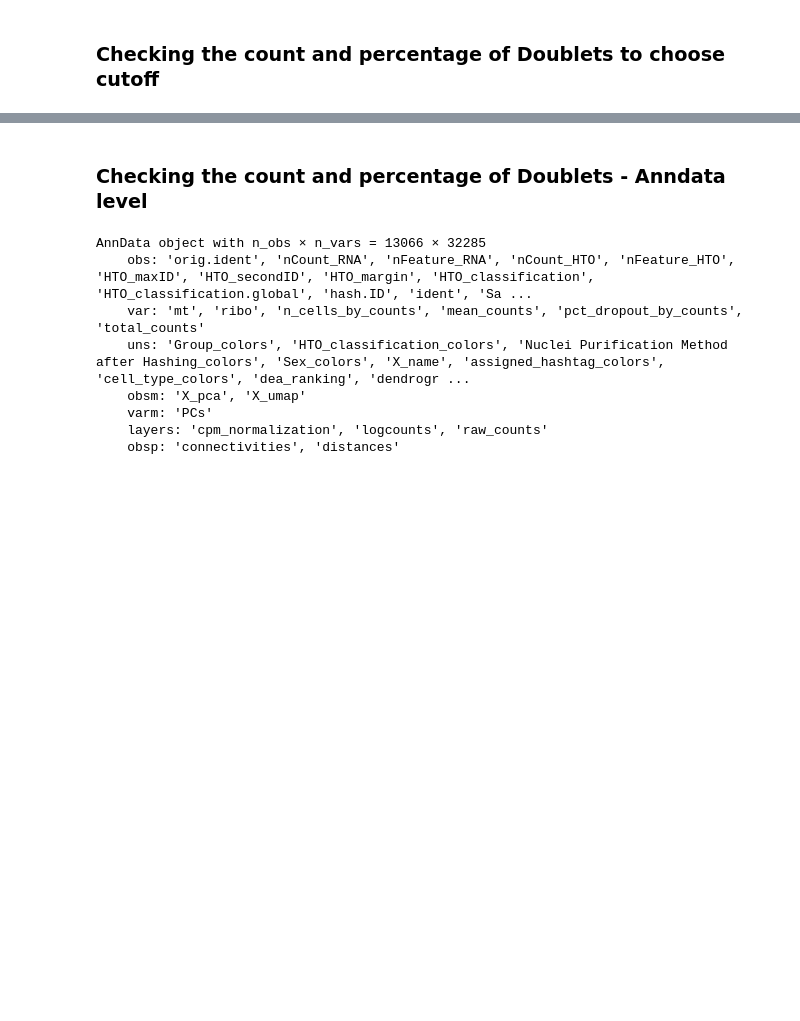
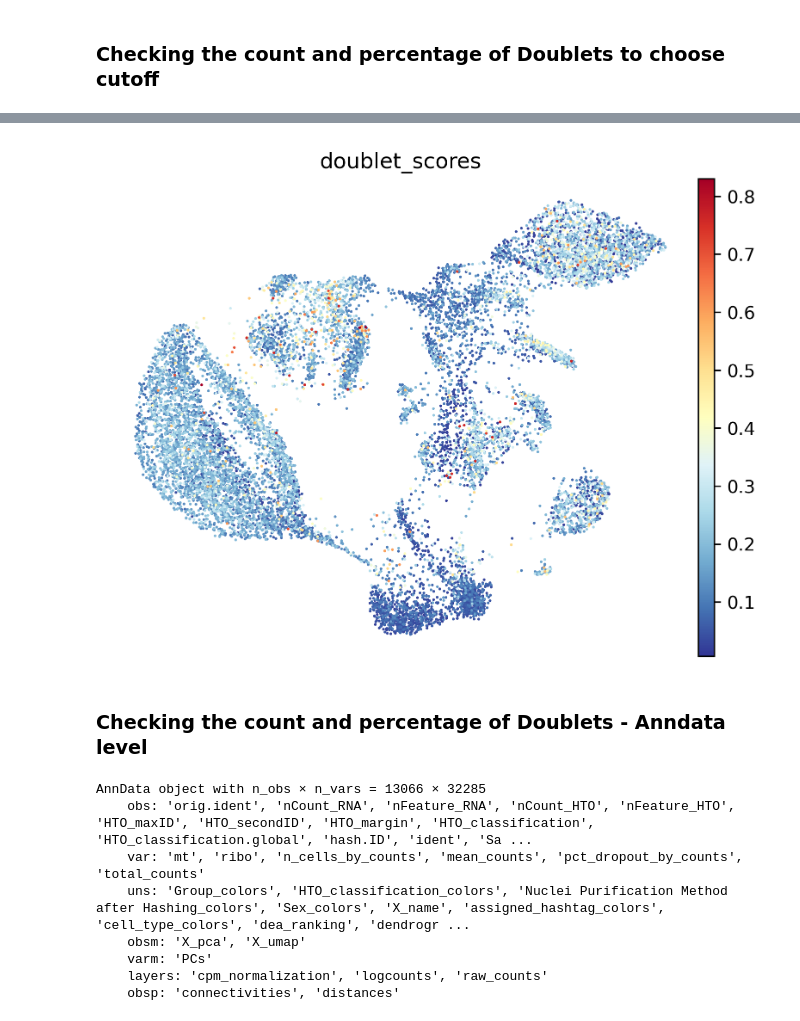
Before and after one commit to Srivalli-Kolla/Nuclear_hashing_2025, a Jupyter notebook: Annotation_HTODemux/04_04_2025-biological_doublet_check_after_HTODemux.ipynb, the cells around one changed output, grey strips where cells are left out. Cells and saved outputs as stored; diff of their text form; code cells hidden in the pictures; blank space fills up the shorter version.

```diff
--- a/Annotation_HTODemux/04_04_2025-biological_doublet_check_after_HTODemux.ipynb
+++ b/Annotation_HTODemux/04_04_2025-biological_doublet_check_after_HTODemux.ipynb
@@ -245,3 +250,7 @@ Text(0.5, 1.0, 'Doublets counts and percentage')
+# %%
+sc.pl.umap(adata,color = 'doublet_scores',frameon=False, layer = 'cpm_normalization', cmap = 'RdYlBu_r')
+# %% [output]
+[figure, added]
 # %% [markdown]
 ### Checking the count and percentage of Doublets - Anndata level
 # %%
```
Also changed, not shown: parts of 15 cells of this notebook.
